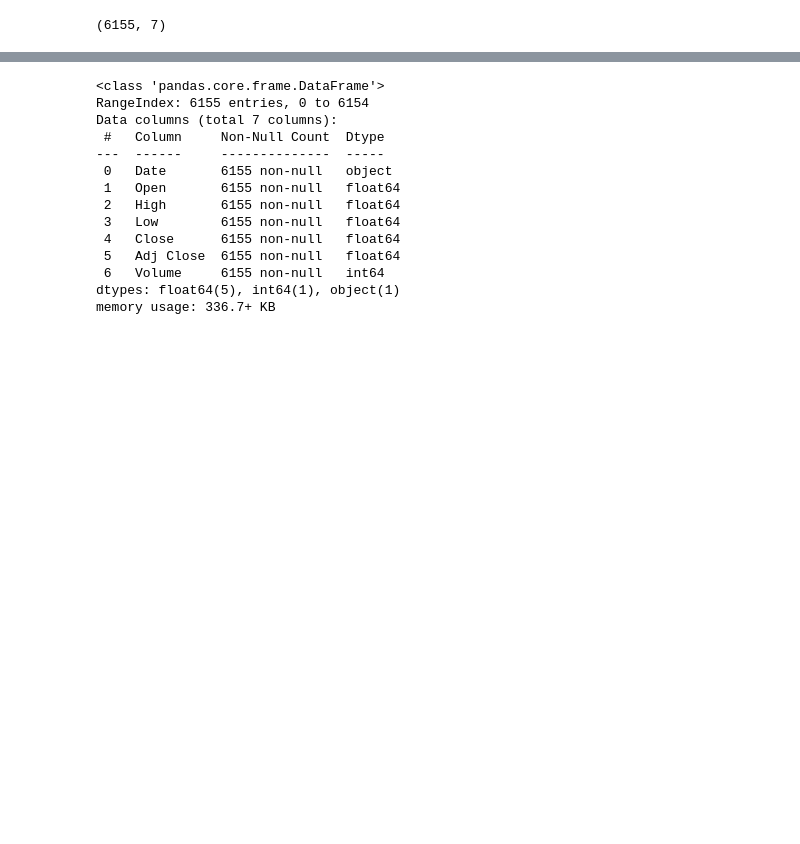
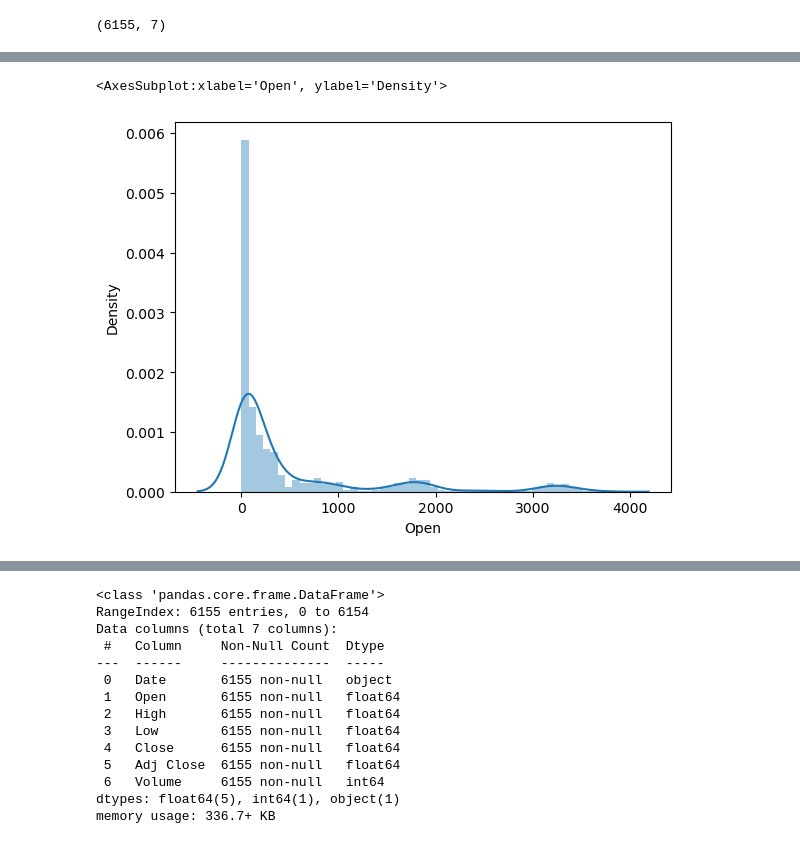
Before and after one commit to Subhajeet-Das/Amazon-Stock-Prediction, a Jupyter notebook: stock-prediction.ipynb, the cells around one changed output, grey strips where cells are left out. Saved outputs shown, nothing was run; the diff lists cells and outputs as text; code cells hidden in the pictures; blank space fills up the shorter version.

```diff
--- a/stock-prediction.ipynb
+++ b/stock-prediction.ipynb
@@ -59,0 +65,5 @@ df.shape
+# %%
+sns.distplot(df.Open)
+# %% [output]
+<AxesSubplot:xlabel='Open', ylabel='Density'>
+[figure, added]
```
Also changed, not shown: parts of 19 cells of this notebook.
